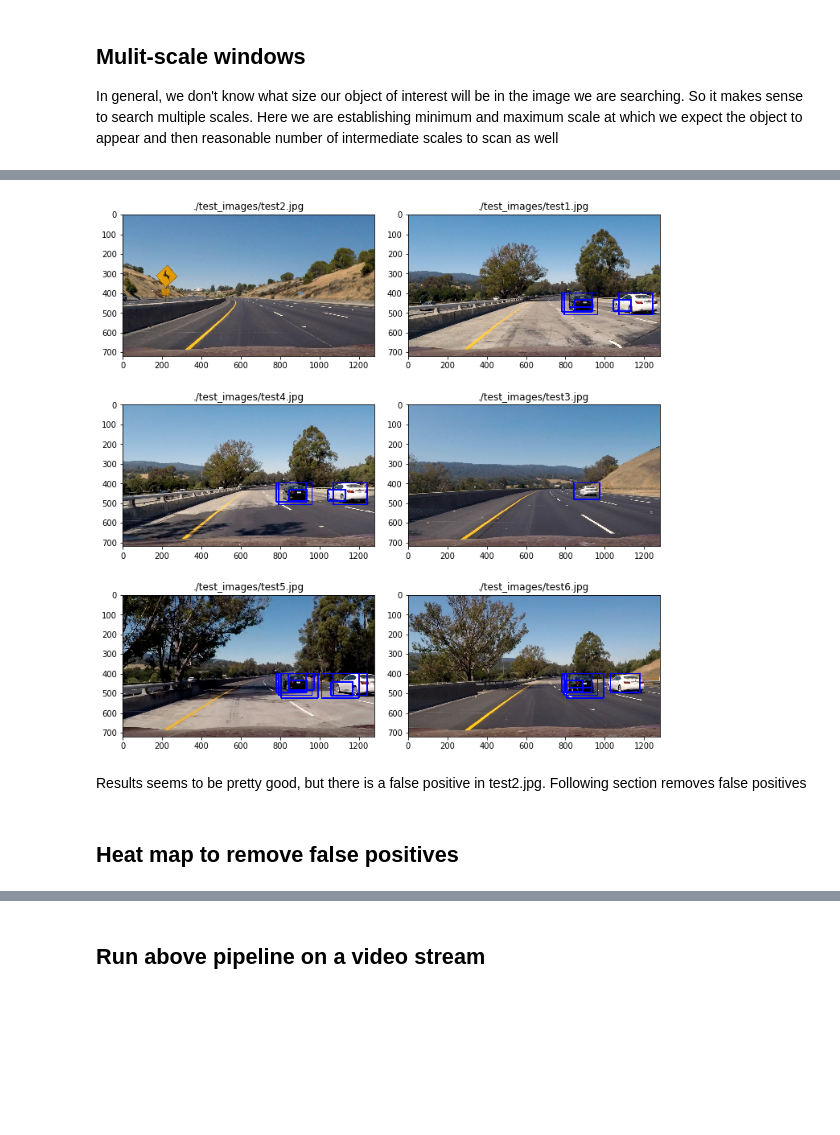
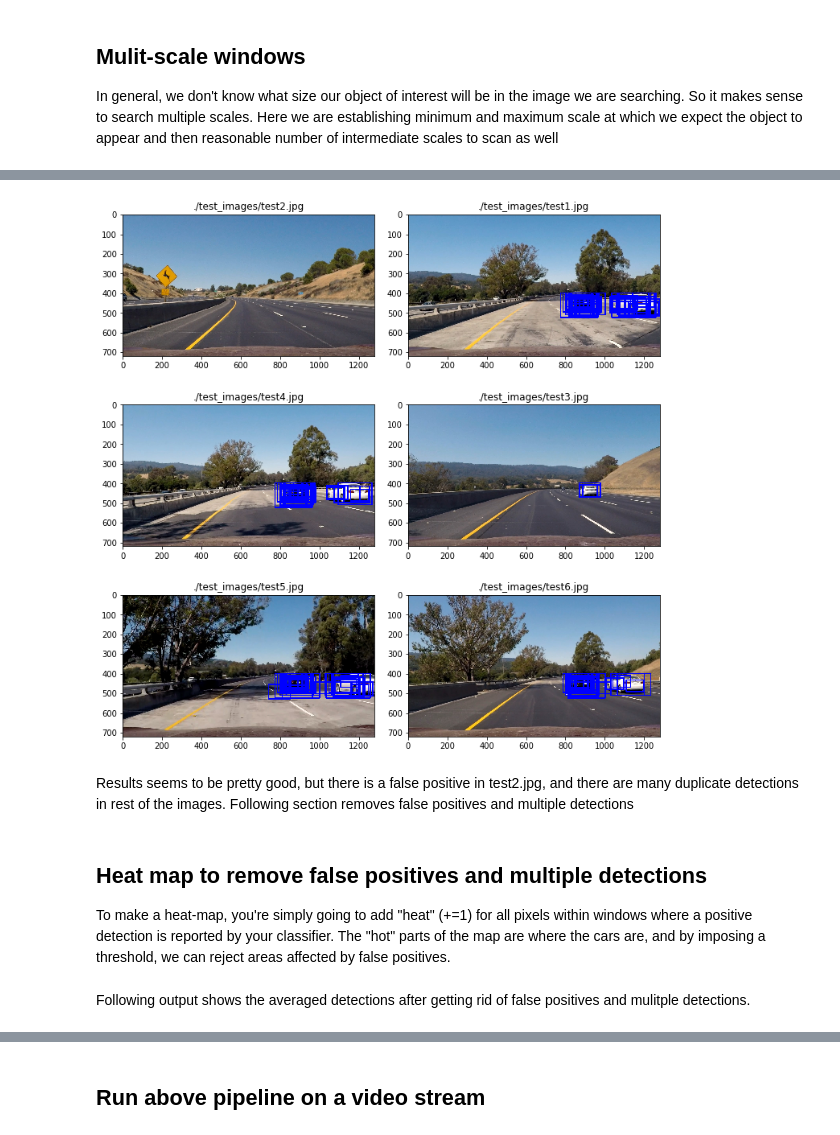
Before and after one commit to gajendr-nikhil/Computer-Vision, a Jupyter notebook: Vehicle-Detection-and-Tracking/Vehicle-Detection-and-Tracking.ipynb, the cells around one changed output, grey strips where cells are left out. Cells and saved outputs as stored; diff of their text form; code cells hidden in the pictures; blank space fills up the shorter version.

```diff
--- a/Vehicle-Detection-and-Tracking/Vehicle-Detection-and-Tracking.ipynb
+++ b/Vehicle-Detection-and-Tracking/Vehicle-Detection-and-Tracking.ipynb
@@ -175,11 +182,0 @@ joblib.dump(svc, 'model.pkl')
-# %%
-import pickle
-
-pickle_file = 'train_test_data.p'
-save_dict = {'train_dataset':X_train, 'train_labels':y_train, 'test_dataset':X_test,
-             'test_labels': y_test, 'X_scaler': X_scaler}
-try:
-    with open(pickle_file, 'wb') as file:
-        pickle.dump(save_dict,file,protocol=pickle.HIGHEST_PROTOCOL)
-except Exception as e:
-    print('Unable to save data to', pickle_file, ':', 'exception:', e)
@@ -244,12 +243,12 @@ def draw_boxes(img, bboxes, color=(0, 0, 255), thick=6):
     # Return the image copy with boxes drawn
     return imcopy
 # %%
-start, stop, step = 90, 191, 10
+start, stop, step = 90, 191, 20
 xy_window = [(n, int(n * 0.65)) for n in range(start, stop, step)]
 ystart = 400
 overlap = 1.65
 y_start_stop = [(ystart, ystart + n + 2 * step) for n in range(start, stop, step)]
-xy_overlap = [((overlap * n) / ystart, (overlap * n) / ystart) for n in range(start, stop, step)]
+xy_overlap = [(0.8, 0.8) for _ in range(start, stop, step)]
 
 color = []
 for _ in range(start, stop, step):
@@ -343,7 +346,7 @@ def search_windows(img, windows, clf, scaler, color_space='RGB',
         prediction = clf.predict(test_features)
         #7) If positive (prediction == 1) then save the window
         if prediction == 1:
-            if clf.decision_function(test_features) >= 1.0:
+            if clf.decision_function(test_features) >= 0.9:
                 on_windows.append(window)
     #8) Return windows for positive detections
     return on_windows
@@ -353,39 +356,40 @@ f, axs = plt.subplots(3, 2, figsize=(10, 10))
 axs = axs.ravel()
 f.tight_layout()
 
 
 start, stop, step = 90, 191, 20
 xy_window = [(n, int(n * 0.65)) for n in range(start, stop, step)]
 ystart = 400
 overlap = 1.65
 y_start_stop = [(ystart, ystart + n + 2 * step) for n in range(start, stop, step)]
-# xy_overlap = [((overlap * n) / ystart, (overlap * n) / ystart) for n in range(start, stop, step)]
-xy_overlap = [(0.45, 0.4) for _ in range(start, stop, step)]
+xy_overlap = [(0.8, 0.8) for _ in range(start, stop, step)]
 
 images = glob.glob('./test_images/*.jpg')
 for j, file in enumerate(images):
     image = mpimg.imread(file)
     draw_image = np.copy(image)
     image = image.astype(np.float32)/255
 
     windows = []
     for i in range(len(xy_window)):
         # windows += slide_window(image, y_start_stop=y_start_stop[i], xy_window=xy_window[i], xy_overlap=xy_overlap[i])
         windows += slide_window(image, x_start_stop=[700, None], y_start_stop=y_start_stop[i], xy_window=xy_window[i], xy_overlap=xy_overlap[i])
 
     car_windows = search_windows(image, windows, svc, X_scaler, color_space='HLS',
                              spatial_size=spatial_size, hist_bins=hist_bins,
                              hist_range=hist_range, orient=orient,
                              pix_per_cell=pix_per_cell, cell_per_block=cell_per_block,
                              hog_channel=hog_channel)
     draw_image = draw_boxes(draw_image, car_windows)
     axs[j].imshow(draw_image)
     axs[j].set_title(file)
 # %% [output]
-[figure, old version]
+[figure, new version]
 # %% [markdown]
-Results seems to be pretty good, but there is a false positive in test2.jpg.
-Following section removes false positives
+Results seems to be pretty good, but there is a false positive in test2.jpg, and there are many duplicate detections in rest of the images.
+Following section removes false positives and multiple detections
-# %% [markdown]
-## Heat map to remove false positives
+# %% [markdown]
+## Heat map to remove false positives and multiple detections
+
+To make a heat-map, you're simply going to add "heat" (+=1) for all pixels within windows where a positive detection is reported by your classifier. The "hot" parts of the map are where the cars are, and by imposing a threshold, we can reject areas affected by false positives.
 # %%
@@ -421,6 +423,8 @@ def draw_labeled_bboxes(img, labels):
         cv2.rectangle(img, bbox[0], bbox[1], (0,0,255), 6)
     # Return the image
     return img
+# %% [markdown]
+Following output shows the averaged detections after getting rid of false positives and mulitple detections.
 # %%
 f, axs = plt.subplots(3, 2, figsize=(10, 10))
 axs = axs.ravel()
```
Also changed, not shown: parts of 25 cells of this notebook, 20 other files.
